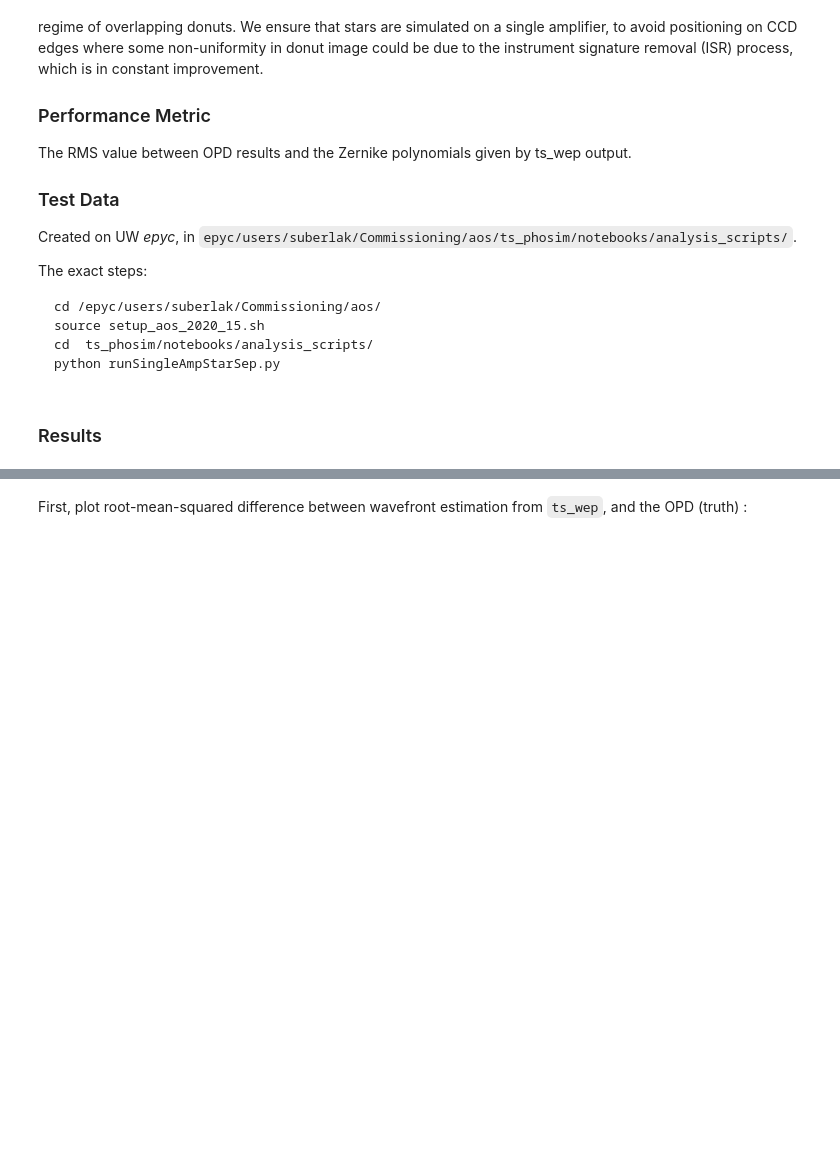
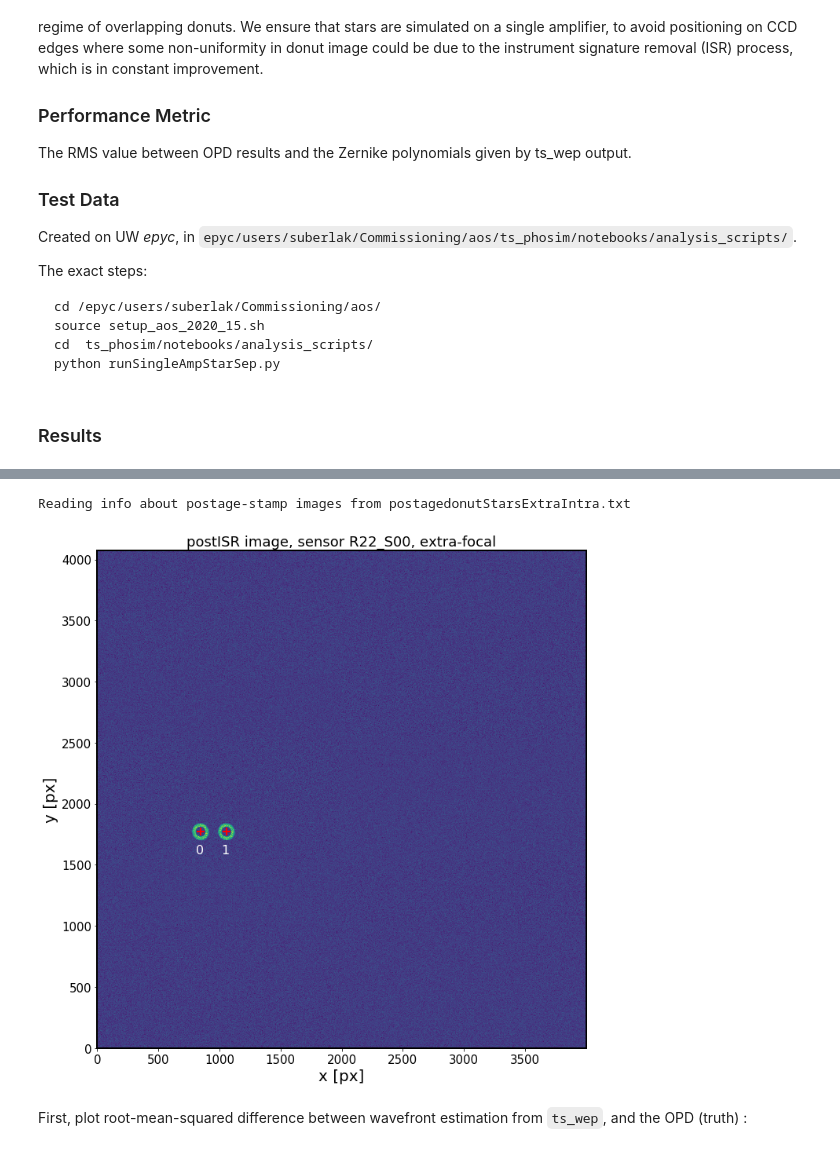
Before and after one commit to lsst-ts/ts_phosim, a Jupyter notebook: notebooks/analysis_notebooks/AOS_singleAmpSep.ipynb, the cells around one changed output, grey strips where cells are left out. Cells and saved outputs as stored; diff of their text form; code cells hidden in the pictures; blank space fills up the shorter version.

```diff
--- a/notebooks/analysis_notebooks/AOS_singleAmpSep.ipynb
+++ b/notebooks/analysis_notebooks/AOS_singleAmpSep.ipynb
@@ -59,3 +87,13 @@ resDir = 'singleAmpSepNew'
+# %%
+%matplotlib inline
+postage, postFlag =  at.readPostageStars(data_dir)
+at.plotImage(image,ax=None, log=False, sensor='R22_S00', focalType='extra',
+          postage=postage,postFlag=postFlag, centroid=centFlag,
+          starMarker='redCross',starMarkerArgs=None,
+          centMarkerArgs = None,centMarker='redCross')
+# %% [output]
+Reading info about postage-stamp images from postagedonutStarsExtraIntra.txt
+[figure, added]
 # %% [markdown]
 First, plot root-mean-squared difference between wavefront estimation from `ts_wep`, and the OPD (truth) :
 # %%
```
Also changed, not shown: parts of 16 cells of this notebook.
